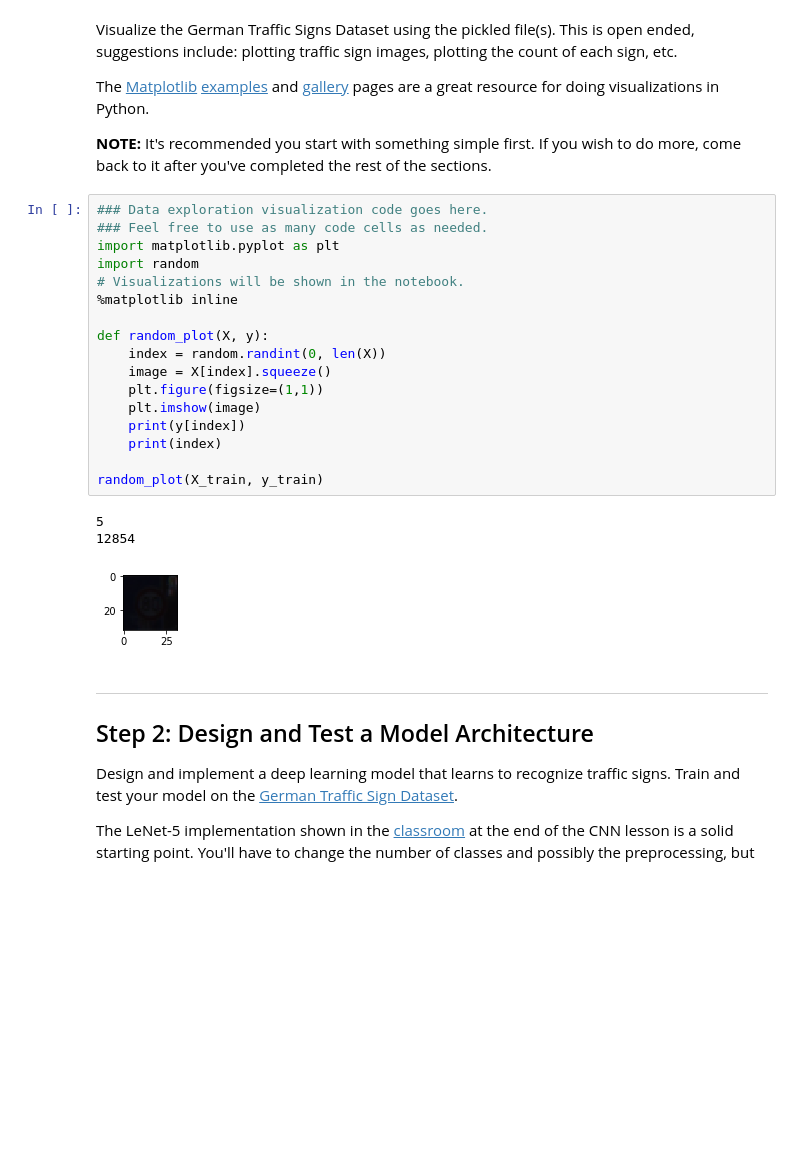
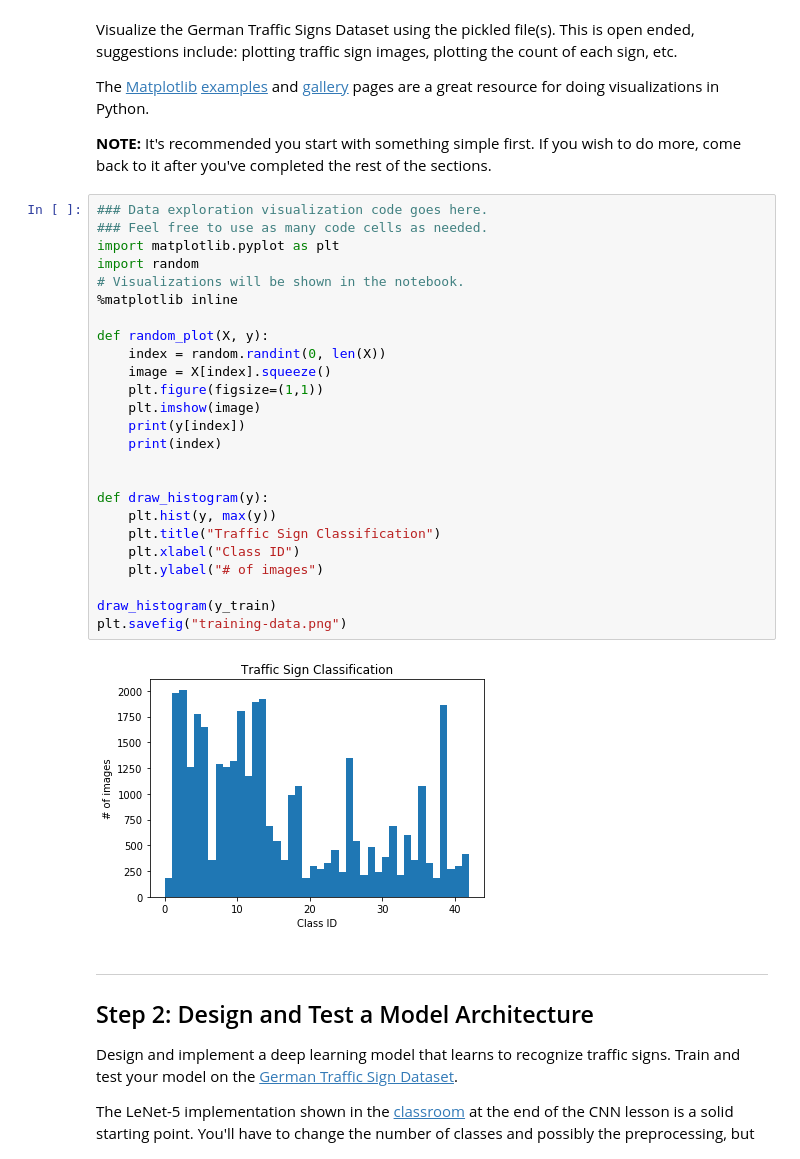
Before and after one commit to archzzz/CarND-Traffic-Sign-Classifier-Project, a Jupyter notebook: Traffic_Sign_Classifier.ipynb, the cells around one changed output. Saved outputs shown, nothing was run; the diff lists cells and outputs as text; blank space fills up the shorter version.

Commit message:
Data exploration visualization

```diff
--- a/Traffic_Sign_Classifier.ipynb
+++ b/Traffic_Sign_Classifier.ipynb
@@ -91,24 +91,30 @@ The [Matplotlib](http://matplotlib.org/) [examples](http://matplotlib.org/exampl
 # %%
 ### Data exploration visualization code goes here.
 ### Feel free to use as many code cells as needed.
 import matplotlib.pyplot as plt
 import random
 # Visualizations will be shown in the notebook.
 %matplotlib inline
 
 def random_plot(X, y):
     index = random.randint(0, len(X))
     image = X[index].squeeze()
     plt.figure(figsize=(1,1))
     plt.imshow(image)
     print(y[index])
     print(index)
 
-random_plot(X_train, y_train)
+
+def draw_histogram(y):
+    plt.hist(y, max(y))
+    plt.title("Traffic Sign Classification")
+    plt.xlabel("Class ID")
+    plt.ylabel("# of images")
+
+draw_histogram(y_train)
+plt.savefig("training-data.png")
 # %% [output]
-5
-12854
-[figure, old version]
+[figure, new version]
 # %% [markdown]
 ----
 
```
Also changed, not shown: 1 other file.
